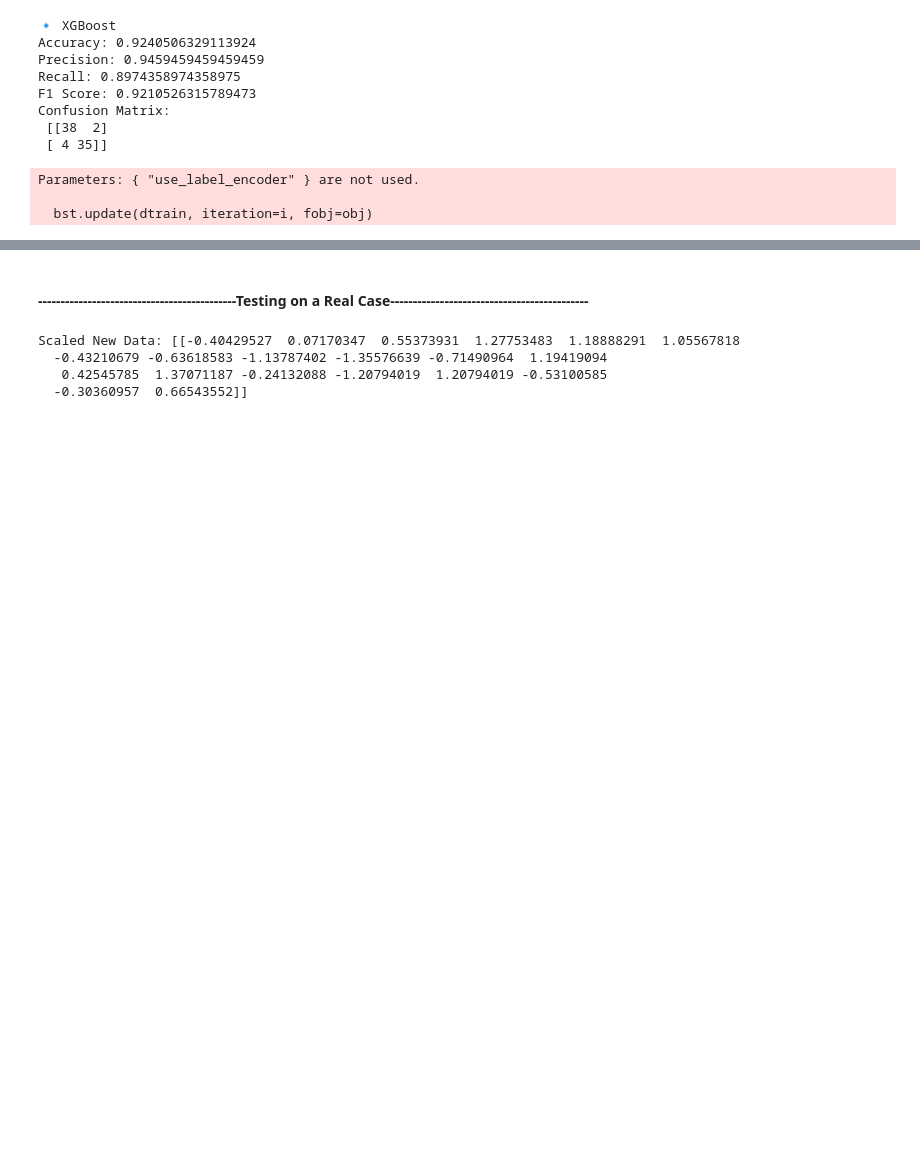
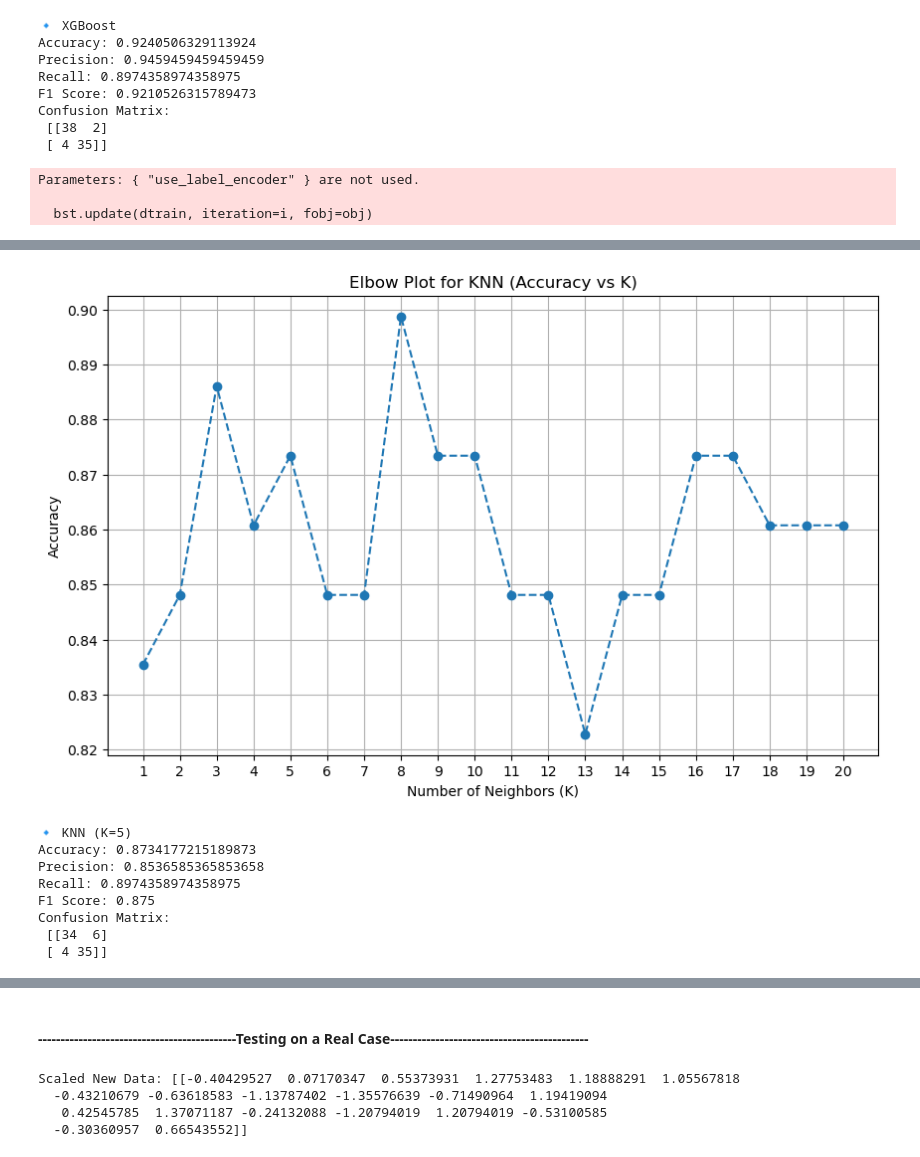
Before and after one commit to HusseinHanafy207/Phone_Addiction_Project, a Jupyter notebook: External_survey_done.ipynb, the cells around one changed output, grey strips where cells are left out. Drawn from its saved outputs; the diff is of its cells as text; code cells hidden in the pictures; blank space fills up the shorter version.

```diff
--- a/External_survey_done.ipynb
+++ b/External_survey_done.ipynb
@@ -487,0 +719,17 @@ Parameters: { "use_label_encoder" } are not used.
+# %%
+from sklearn.ensemble import RandomForestClassifier
+
+# Train Random Forest
+rf = RandomForestClassifier(n_estimators=100, random_state=42)
+rf.fit(X_train, y_train)
+
+# Make predictions
+rf_preds = rf.predict(X_test)
+
+# Evaluate predictions
+print("🔹 Random Forest")
+print("Accuracy:", accuracy_score(y_test, rf_preds))
+print("Precision:", precision_score(y_test, rf_preds))
+print("Recall:", recall_score(y_test, rf_preds))
+print("F1 Score:", f1_score(y_test, rf_preds))
+print("Confusion Matrix:\n", confusion_matrix(y_test, rf_preds))
@@ -487,0 +745,47 @@ Parameters: { "use_label_encoder" } are not used.
+# %%
+from sklearn.neighbors import KNeighborsClassifier
+
+# Elbow method to determine the best K
+k_range = range(1, 21)
+knn_scores = []
+
+for k in k_range:
+    knn_model = KNeighborsClassifier(n_neighbors=k)
+    knn_model.fit(X_train, y_train)
+    preds = knn_model.predict(X_test)
+    score = accuracy_score(y_test, preds)
+    knn_scores.append(score)
+
+# Plotting the elbow curve
+plt.figure(figsize=(10, 6))
+plt.plot(k_range, knn_scores, marker='o', linestyle='--')
+plt.title('Elbow Plot for KNN (Accuracy vs K)')
+plt.xlabel('Number of Neighbors (K)')
+plt.ylabel('Accuracy')
+plt.xticks(k_range)
+plt.grid(True)
+plt.show()
+
+# KNN with K=5 (as originally used)
+knn = KNeighborsClassifier(n_neighbors=5)
+knn.fit(X_train, y_train)
+
+# Predictions and evaluation
+knn_preds = knn.predict(X_test)
+
+print("🔹 KNN (K=5)")
+print("Accuracy:", accuracy_score(y_test, knn_preds))
+print("Precision:", precision_score(y_test, knn_preds))
+print("Recall:", recall_score(y_test, knn_preds))
+print("F1 Score:", f1_score(y_test, knn_preds))
+print("Confusion Matrix:\n", confusion_matrix(y_test, knn_preds))
+# %% [output]
+[figure, added]
+🔹 KNN (K=5)
+Accuracy: 0.8734177215189873
+Precision: 0.8536585365853658
+Recall: 0.8974358974358975
+F1 Score: 0.875
+Confusion Matrix:
+ [[34  6]
+ [ 4 35]]
```
Also changed, not shown: parts of 15 cells of this notebook.
